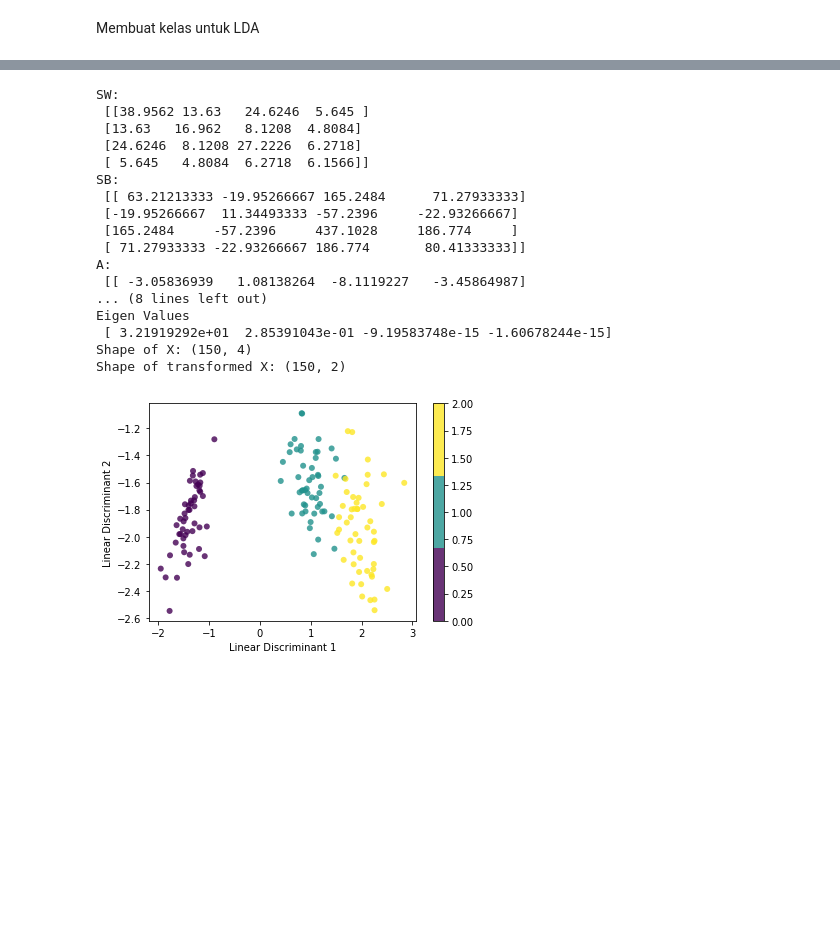
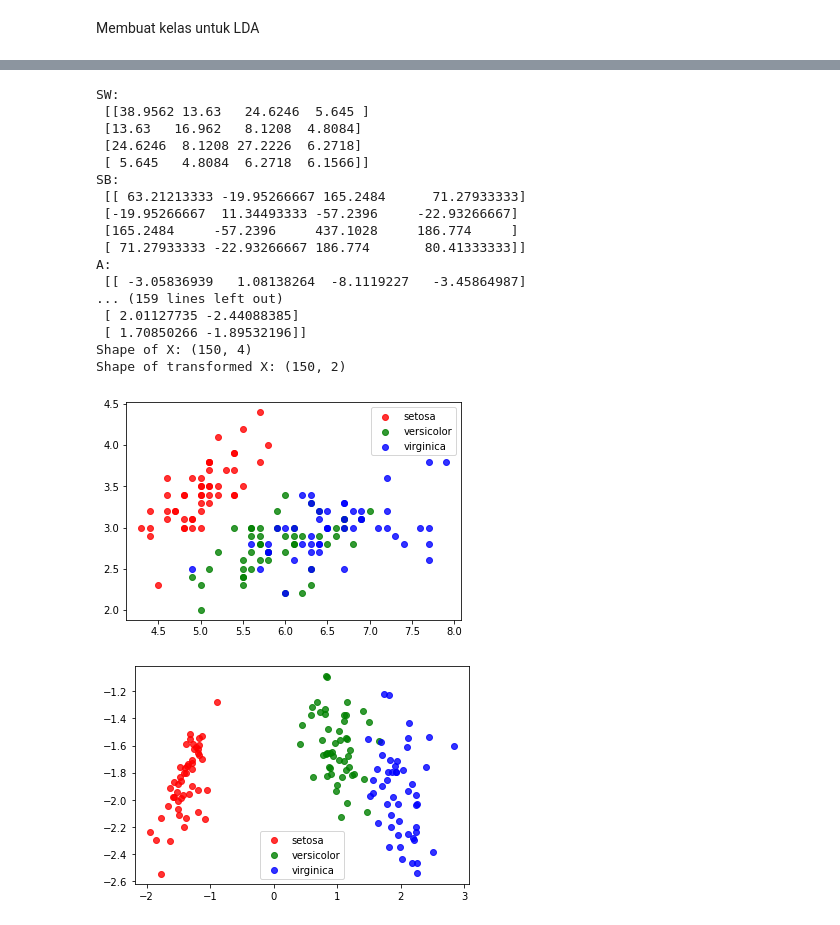
Before and after one commit to jihannaf13/k6LDA, a Jupyter notebook: Kelompok6_LDA.ipynb, the cells around one changed output, grey strips where cells are left out. Drawn from its saved outputs; the diff is of its cells as text; code cells hidden in the pictures; blank space fills up the shorter version.

```diff
--- a/Kelompok6_LDA.ipynb
+++ b/Kelompok6_LDA.ipynb
@@ -116,41 +119,74 @@ if __name__ == "__main__":
     from sklearn import datasets
     data = datasets.load_iris()
     X, y = data.data, data.target
 
     # Project the data onto the 2 primary linear discriminants
     lda = LDA(2)
     lda.fit(X, y)
     X_projected = lda.transform(X)
+    print("Y = \n",X_projected)
 
     print("Shape of X:", X.shape)
     print("Shape of transformed X:", X_projected.shape)
 
-    x1, x2 = X_projected[:, 0], X_projected[:, 1]
+    # x1, x2 = X_projected[:, 0], X_projected[:, 1]
 
-    plt.scatter(
-        x1, x2, c=y, edgecolor="none", alpha=0.8, cmap=plt.cm.get_cmap("viridis", 3)
-    )
+    # plt.scatter(
+    #     x1, x2, c=y, edgecolor="none", alpha=0.8, cmap=plt.cm.get_cmap("viridis", 3)
+    # )
 
-    plt.xlabel("Linear Discriminant 1")
-    plt.ylabel("Linear Discriminant 2")
-    plt.colorbar()
+    # plt.xlabel("Linear Discriminant 1")
+    # plt.ylabel("Linear Discriminant 2")
+    # plt.colorbar()
+    # plt.show()
+
+    target_names = data.target_names
+    # data_plot = model.fit(X, y).transform(X)
+
+    #create LDA plot
+    plt.figure()
+    colors = ['red', 'green', 'blue']
+    lw = 2
+    for color, i, target_name in zip(colors, [0, 1, 2], target_names):
+        plt.scatter(X[y == i, 0], X[y == i, 1], alpha=.8, color=color,
+                    label=target_name)
+
+    #add legend to plot
+    plt.legend(loc='best', shadow=False, scatterpoints=1)
+
+    #display LDA plot
     plt.show()
+
+    #create LDA plot
+    plt.figure()
+    colors = ['red', 'green', 'blue']
+    lw = 2
+    for color, i, target_name in zip(colors, [0, 1, 2], target_names):
+        plt.scatter(X_projected[y == i, 0], X_projected[y == i, 1], alpha=.8, color=color,
+                    label=target_name)
+
+    #add legend to plot
+    plt.legend(loc='best', shadow=False, scatterpoints=1)
+
+    #display LDA plot
+    plt.show()
 # %% [output]
 SW:
  [[38.9562 13.63   24.6246  5.645 ]
  [13.63   16.962   8.1208  4.8084]
  [24.6246  8.1208 27.2226  6.2718]
  [ 5.645   4.8084  6.2718  6.1566]]
 SB:
  [[ 63.21213333 -19.95266667 165.2484      71.27933333]
  [-19.95266667  11.34493333 -57.2396     -22.93266667]
  [165.2484     -57.2396     437.1028     186.774     ]
  [ 71.27933333 -22.93266667 186.774       80.41333333]]
 A:
  [[ -3.05836939   1.08138264  -8.1119227   -3.45864987]
-... (8 lines left out)
-Eigen Values
- [ 3.21919292e+01  2.85391043e-01 -9.19583748e-15 -1.60678244e-15]
+... (159 lines left out)
+ [ 2.01127735 -2.44088385]
+ [ 1.70850266 -1.89532196]]
 Shape of X: (150, 4)
 Shape of transformed X: (150, 2)
-[figure, old version]
+[figure, new version]
+[figure, added]
```
Also changed, not shown: parts of 3 cells of this notebook.
